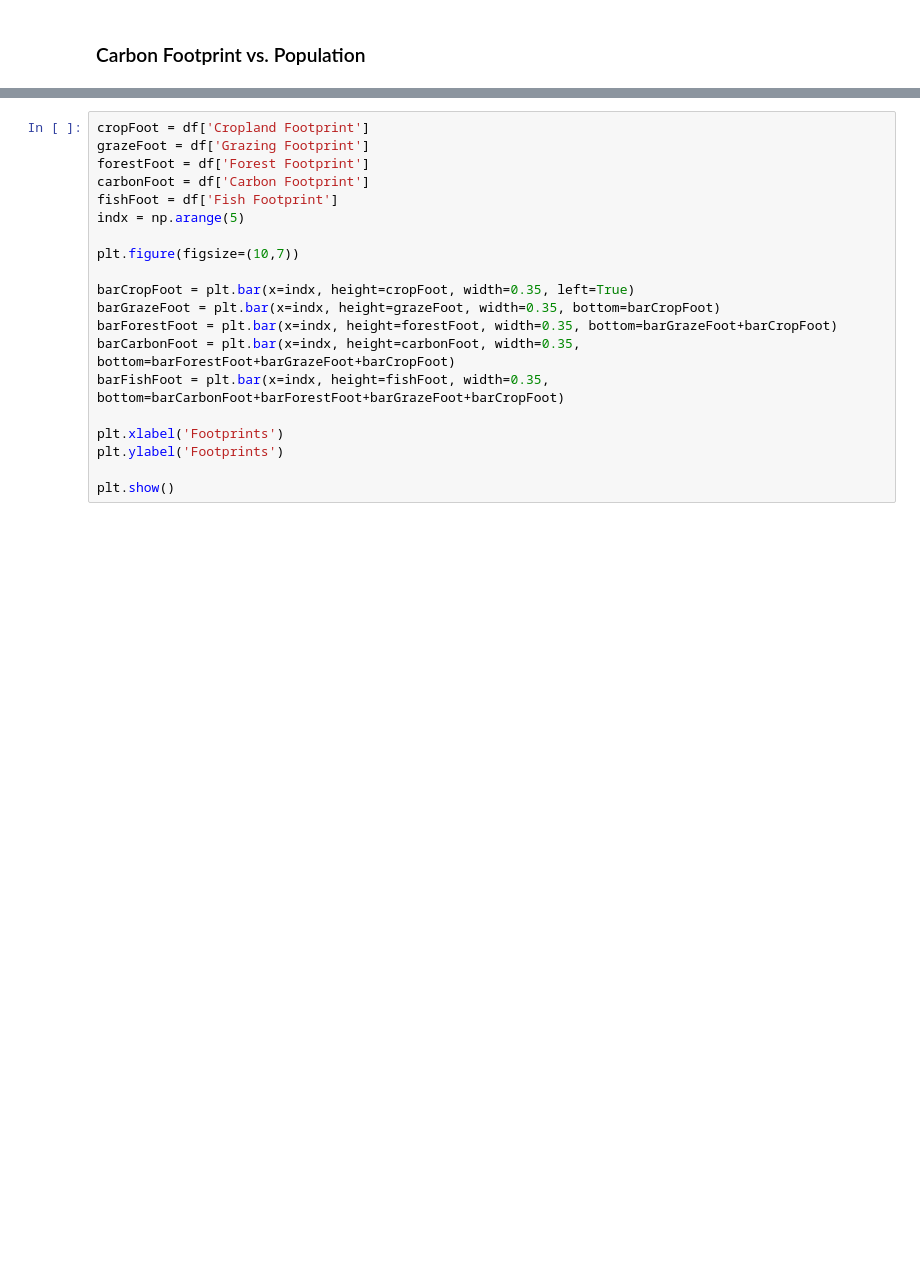
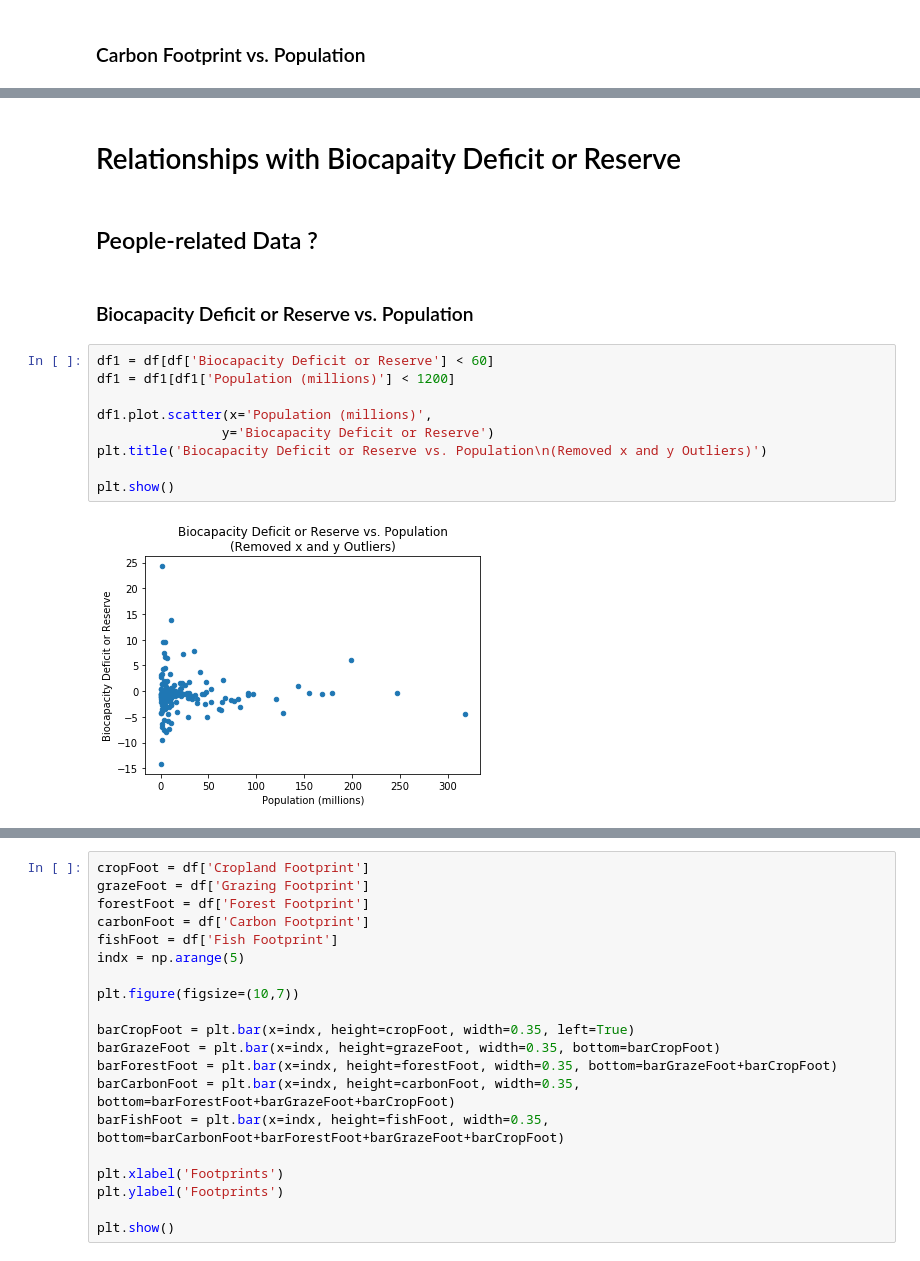
Before and after one commit to schmitzmelissa/DSCT-Capstone01, a Jupyter notebook: DataStorytelling.ipynb, the cells around one changed output, grey strips where cells are left out. Cells and saved outputs as stored; diff of their text form; blank space fills up the shorter version.

Commit message:
Added all scatteplots for Biocapacity Deficit and Reserve.

```diff
--- a/DataStorytelling.ipynb
+++ b/DataStorytelling.ipynb
@@ -35,0 +39,17 @@ plt.show()
+# %% [markdown]
+# Relationships with Biocapaity Deficit or Reserve
+# %% [markdown]
+## People-related Data ?
+# %% [markdown]
+### Biocapacity Deficit or Reserve vs. Population
+# %%
+df1 = df[df['Biocapacity Deficit or Reserve'] < 60]
+df1 = df1[df1['Population (millions)'] < 1200]
+
+df1.plot.scatter(x='Population (millions)',
+                y='Biocapacity Deficit or Reserve')
+plt.title('Biocapacity Deficit or Reserve vs. Population\n(Removed x and y Outliers)')
+
+plt.show()
+# %% [output]
+[figure, added]
```
Also changed, not shown: parts of 35 cells of this notebook.
